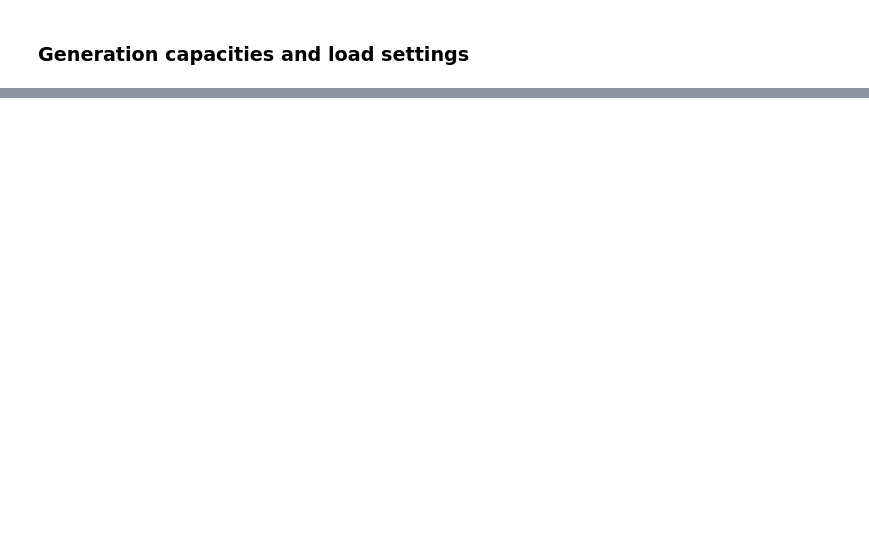
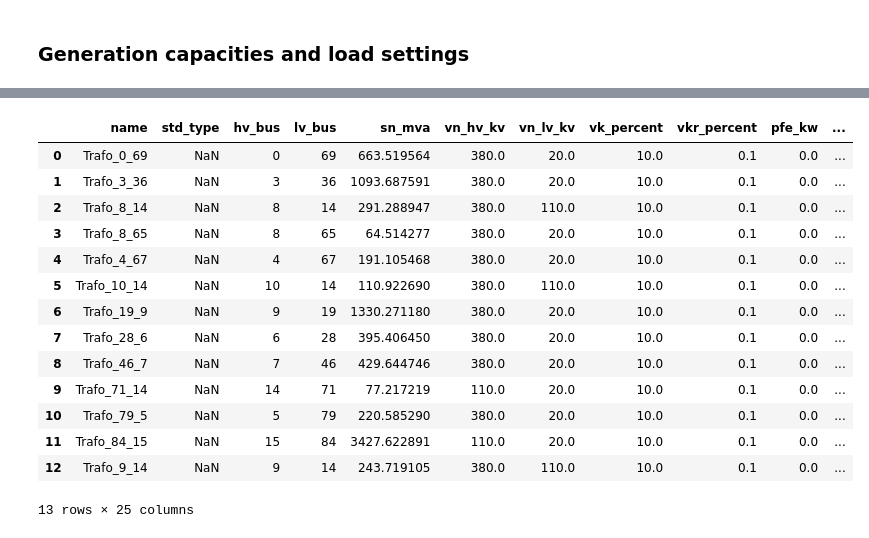
Before and after one commit to cookbook-ms/Chung_Lu_Chain-synthesizer, a Jupyter notebook: examples/ieee_test.ipynb, the cells around one changed output, grey strips where cells are left out. Drawn from its saved outputs; the diff is of its cells as text; code cells hidden in the pictures; blank space fills up the shorter version.

```diff
--- a/examples/ieee_test.ipynb
+++ b/examples/ieee_test.ipynb
@@ -338,0 +338,3 @@ viz.plot_impedance(synthetic_graph, layout='kamada_kawai', title="Grid Impedance
+# %%
+synthetic_net = nx_to_pandapower(synthetic_graph)
+synthetic_net
@@ -338,0 +349,18 @@ viz.plot_impedance(synthetic_graph, layout='kamada_kawai', title="Grid Impedance
+# %%
+synthetic_net.trafo
+# %% [output]
+|  | name | std_type | hv_bus | lv_bus | sn_mva | vn_hv_kv | vn_lv_kv | vk_percent | vkr_percent | pfe_kw | ... |
+| 0 | Trafo_0_69 | NaN | 0 | 69 | 663.519564 | 380.0 | 20.0 | 10.0 | 0.1 | 0.0 | ... |
+| 1 | Trafo_3_36 | NaN | 3 | 36 | 1093.687591 | 380.0 | 20.0 | 10.0 | 0.1 | 0.0 | ... |
+| 2 | Trafo_8_14 | NaN | 8 | 14 | 291.288947 | 380.0 | 110.0 | 10.0 | 0.1 | 0.0 | ... |
+| 3 | Trafo_8_65 | NaN | 8 | 65 | 64.514277 | 380.0 | 20.0 | 10.0 | 0.1 | 0.0 | ... |
+| 4 | Trafo_4_67 | NaN | 4 | 67 | 191.105468 | 380.0 | 20.0 | 10.0 | 0.1 | 0.0 | ... |
+| 5 | Trafo_10_14 | NaN | 10 | 14 | 110.922690 | 380.0 | 110.0 | 10.0 | 0.1 | 0.0 | ... |
+| 6 | Trafo_19_9 | NaN | 9 | 19 | 1330.271180 | 380.0 | 20.0 | 10.0 | 0.1 | 0.0 | ... |
+| 7 | Trafo_28_6 | NaN | 6 | 28 | 395.406450 | 380.0 | 20.0 | 10.0 | 0.1 | 0.0 | ... |
+| 8 | Trafo_46_7 | NaN | 7 | 46 | 429.644746 | 380.0 | 20.0 | 10.0 | 0.1 | 0.0 | ... |
+| 9 | Trafo_71_14 | NaN | 14 | 71 | 77.217219 | 110.0 | 20.0 | 10.0 | 0.1 | 0.0 | ... |
+| 10 | Trafo_79_5 | NaN | 5 | 79 | 220.585290 | 380.0 | 20.0 | 10.0 | 0.1 | 0.0 | ... |
+| 11 | Trafo_84_15 | NaN | 15 | 84 | 3427.622891 | 110.0 | 20.0 | 10.0 | 0.1 | 0.0 | ... |
+| 12 | Trafo_9_14 | NaN | 9 | 14 | 243.719105 | 380.0 | 110.0 | 10.0 | 0.1 | 0.0 | ... |
+13 rows × 25 columns
```
Also changed, not shown: parts of 23 cells of this notebook, 3 other files.
